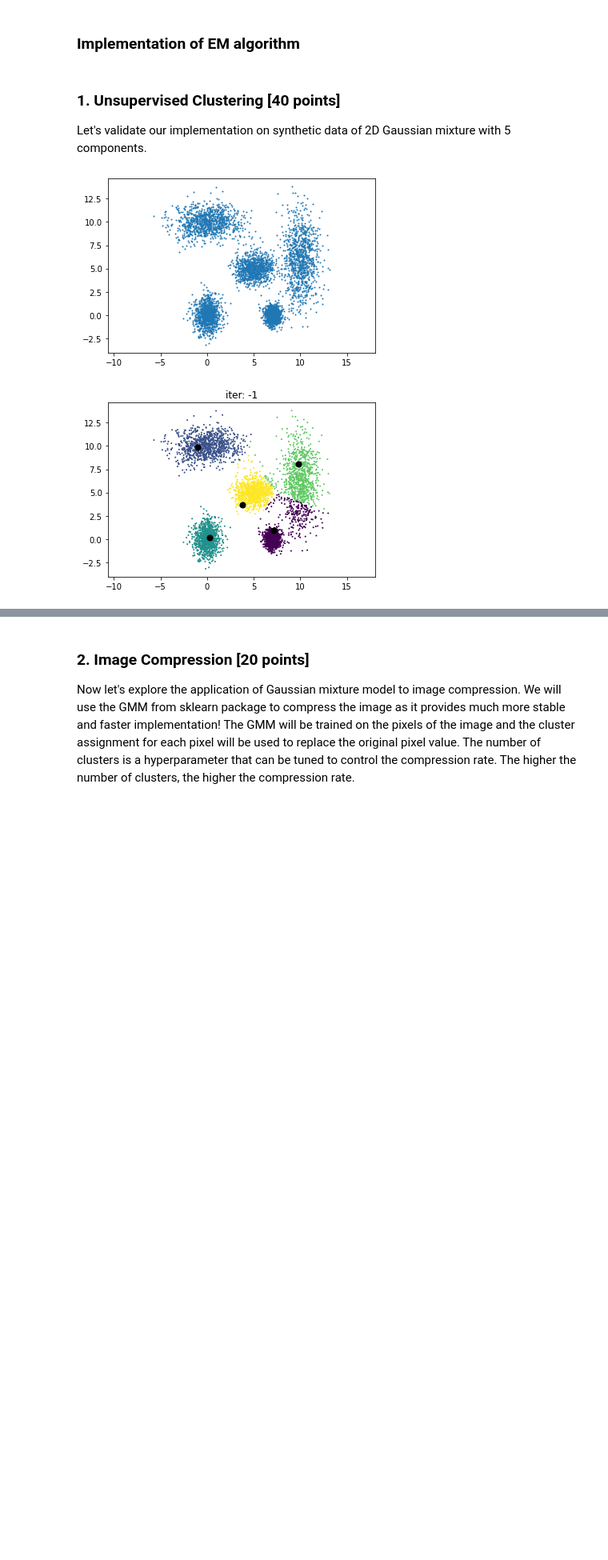
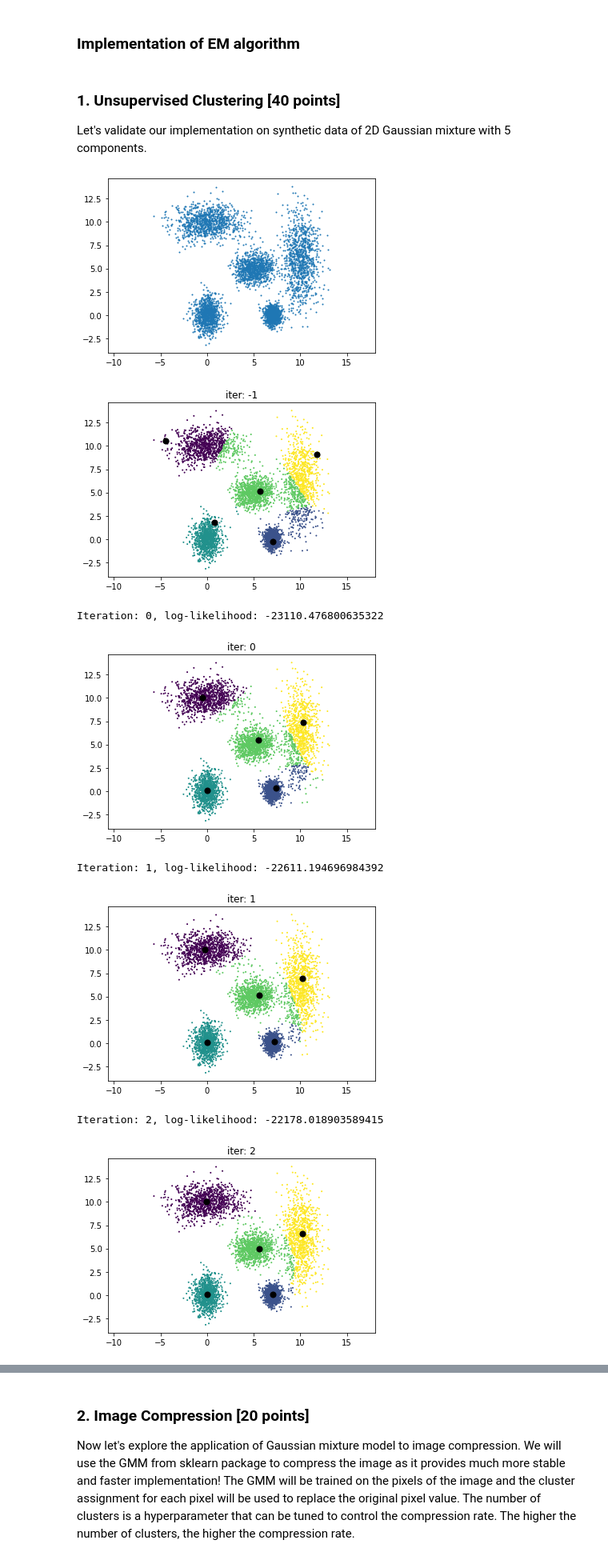
Before and after one commit to zsc2003/ShanghaiTech-CS182, a Jupyter notebook: homework/HW3/coding/hw3_mixtures_of_gaussians_EM.ipynb, the cells around one changed output, grey strips where cells are left out. Shown at 80% size. Drawn from its saved outputs; the diff is of its cells as text; code cells hidden in the pictures; blank space fills up the shorter version.

```diff
--- a/homework/HW3/coding/hw3_mixtures_of_gaussians_EM.ipynb
+++ b/homework/HW3/coding/hw3_mixtures_of_gaussians_EM.ipynb
@@ -208,27 +193,25 @@ def draw(X, pi, mu, sigma, iter):
 # %% [markdown]
 ### Implementation of EM algorithm
 # %%
-def EM(X, k, max_iter=10, plot=True):
+def EM(X, K, max_iter=10, plot=True):
 
-    n, d = X.shape
-    pi = np.ones(k) / k
+    N, d = X.shape
+    pi = np.ones(K) / K
     # k-means++ initialization
-    mu = np.zeros((k, d))
-    mu[0] = X[np.random.choice(n)]
-    for j in range(1, k):
-        dist = np.zeros(n)
-        for i in range(n):
+    mu = np.zeros((K, d))
+    mu[0] = X[np.random.choice(N)]
+    for j in range(1, K):
+        dist = np.zeros(N)
+        for i in range(N):
             dist[i] = np.min(np.sum((X[i] - mu[:j]) ** 2, axis=1))
-        mu[j] = X[np.random.choice(n, p=dist / np.sum(dist))]
-    sigma = np.array([np.eye(d) for _ in range(k)])
+        mu[j] = X[np.random.choice(N, p=dist / np.sum(dist))]
+    sigma = np.array([np.eye(d) for _ in range(K)])
     ll = log_likelihood(X, pi, mu, sigma)
 
     draw(X, pi, mu, sigma, '-1')
 
-
     for iter in range(max_iter):
         # E-step
-        gamma = np.zeros((n, k))
 
         ################################################################################
         # TODO:                                                                        #
@@ -237,10 +220,14 @@ def EM(X, k, max_iter=10, plot=True):
         ################################################################################
         # *****START OF YOUR CODE (DO NOT DELETE/MODIFY THIS LINE)*****
 
+        # gamma(z_{nk}) = pi_k * N(x_n|mu_k, sigma_k) / \sum_{j=1}^K pi_j * N(x_n|mu_j, sigma_j)
 
+        gamma = np.zeros((N, K))
+        for k in range(K):
+            gamma[:, k] = pi[k] * multivariate_normal.pdf(X, mu[k], sigma[k])
+        gamma /= gamma.sum(axis=1, keepdims=True)
 
         # *****END OF YOUR CODE (DO NOT DELETE/MODIFY THIS LINE)*****
-
 
         # M-step
 
@@ -251,7 +238,19 @@ def EM(X, k, max_iter=10, plot=True):
         ################################################################################
         # *****START OF YOUR CODE (DO NOT DELETE/MODIFY THIS LINE)*****
 
+        # N_k = \sum_{n=1}^N gamma(z_{nk})
+        N_k = gamma.sum(axis=0)
 
+        # pi_k = N_k / N
+        pi = N_k / N
+
+        # mu_k = \sum_{n=1}^N gamma(z_{nk}) * x_n / N_k
+        mu = gamma.T.dot(X) / N_k.reshape(-1, 1)
+
+        # sigma_k = \sum_{n=1}^N gamma(z_{nk}) * (x_n - mu_k) * (x_n - mu_k)^T / N_k
+        sigma = np.zeros((K, d, d))
+        for k in range(K):
+            sigma[k] = (X - mu[k]).T.dot(np.diag(gamma[:, k])).dot(X - mu[k]) / N_k[k]
 
         # *****END OF YOUR CODE (DO NOT DELETE/MODIFY THIS LINE)*****
 
@@ -272,7 +271,7 @@ def EM(X, k, max_iter=10, plot=True):
 Let's validate our implementation on synthetic data of 2D Gaussian mixture with 5 components.
 # %%
 # The data is geneated from 5 gaussians with different means, differnet covariance matrices
-k = 5
+K = 5
 X = np.loadtxt('synthetic.csv', delimiter=',')
 plt.scatter(X[:, 0], X[:, 1], s=1)
 plt.axis('equal')
@@ -281,13 +280,19 @@ plt.show()
 [figure]
 # %%
 # run EM algorithm
-pi, mu, sigma = EM(X, k)
+pi, mu, sigma = EM(X, K)
 
 # print(pi) # pi : 5*1
 # print(mu) # mu : 5*2
 # print(sigma) # sigma : 5*2*2
 
 ## A quick validation of your implementation:
 ## log-likelihood should increase after each iteration, and is around ~-20000.
 # %% [output]
-[figure, old version]
+[figure, new version]
+Iteration: 0, log-likelihood: -23110.476800635322
+[figure, added]
+Iteration: 1, log-likelihood: -22611.194696984392
+[figure, added]
+Iteration: 2, log-likelihood: -22178.018903589415
+[figure, added]
```
Also changed, not shown: parts of 6 cells of this notebook.
